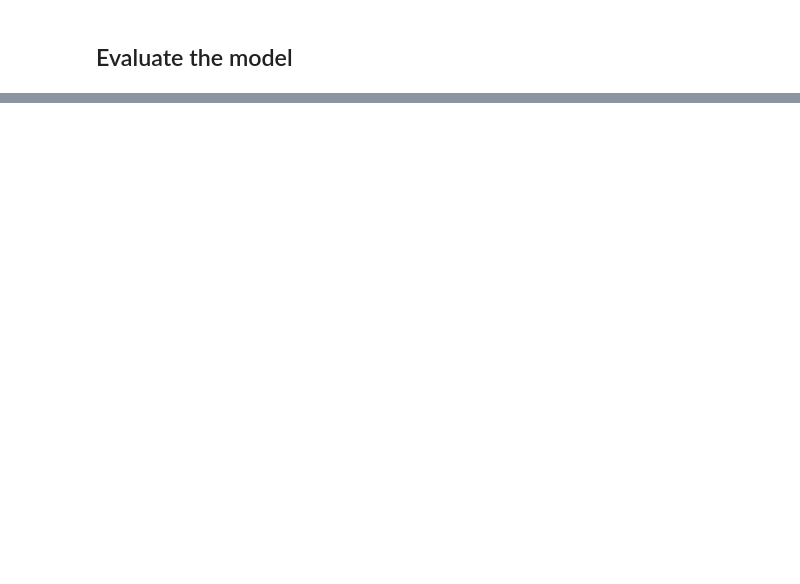
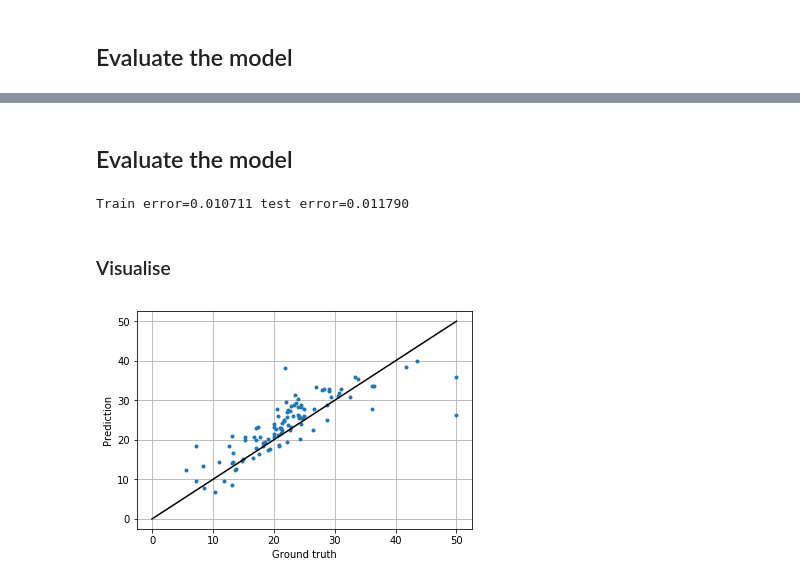
Before and after one commit to futurice/ml-crash-course, a Jupyter notebook: exercises/01_Boston_house_prediction_with_NN.ipynb, the cells around one changed output, grey strips where cells are left out. Drawn from its saved outputs; the diff is of its cells as text; code cells hidden in the pictures; blank space fills up the shorter version.

```diff
--- a/exercises/01_Boston_house_prediction_with_NN.ipynb
+++ b/exercises/01_Boston_house_prediction_with_NN.ipynb
@@ -99,0 +202,5 @@ print('Train error=%f test error=%f' % (train_error, test_error))
+# %%
+x_scaler = MinMaxScaler().fit(X)
+X = x_scaler.transform(X)
+y_scaler = MinMaxScaler().fit(y.reshape(-1, 1))
+y = y_scaler.transform(y.reshape(-1, 1))
@@ -99,0 +209,16 @@ print('Train error=%f test error=%f' % (train_error, test_error))
+# %%
+# It is a good idea to clear the session (remove graphs etc from GPU/CPU) before defining a new model
+K.clear_session()
+
+# Init new feedforward network model from keras
+model = Sequential()
+
+# Input layer connected a layer with 2 nodes
+model.add(Dense(2, activation='linear', input_shape=(X.shape[1],)))
+
+model.add(Dense(1, activation='linear', input_shape=(1,)))
+
+model.summary()
+
+model.compile(loss='mean_squared_error',
+              optimizer=RMSprop())
@@ -99,0 +239,26 @@ print('Train error=%f test error=%f' % (train_error, test_error))
+# %%
+x_train, x_test, y_train, y_test = train_test_split(X, y, test_size=0.2)
+# %%
+history = model.fit(x_train, y_train,
+                    batch_size=256,
+                    epochs=1000,
+                    verbose=0)
+# %% [markdown]
+## Evaluate the model
+# %%
+train_error = mean_squared_error(y_train, model.predict(x_train, verbose=0))
+test_error = mean_squared_error(y_test, model.predict(x_test, verbose=0))
+print('Train error=%f test error=%f' % (train_error, test_error))
+# %% [output]
+Train error=0.010711 test error=0.011790
+# %% [markdown]
+### Visualise
+# %%
+y_test_pred = model.predict(x_test, verbose=0)
+pylab.plot(y_scaler.inverse_transform(y_test), y_scaler.inverse_transform(y_test_pred), '.')
+pylab.plot([0,50],[0,50],'k-')
+pylab.xlabel('Ground truth')
+pylab.ylabel('Prediction')
+pylab.grid()
+# %% [output]
+[figure, added]
```
Also changed, not shown: parts of 34 cells of this notebook.
